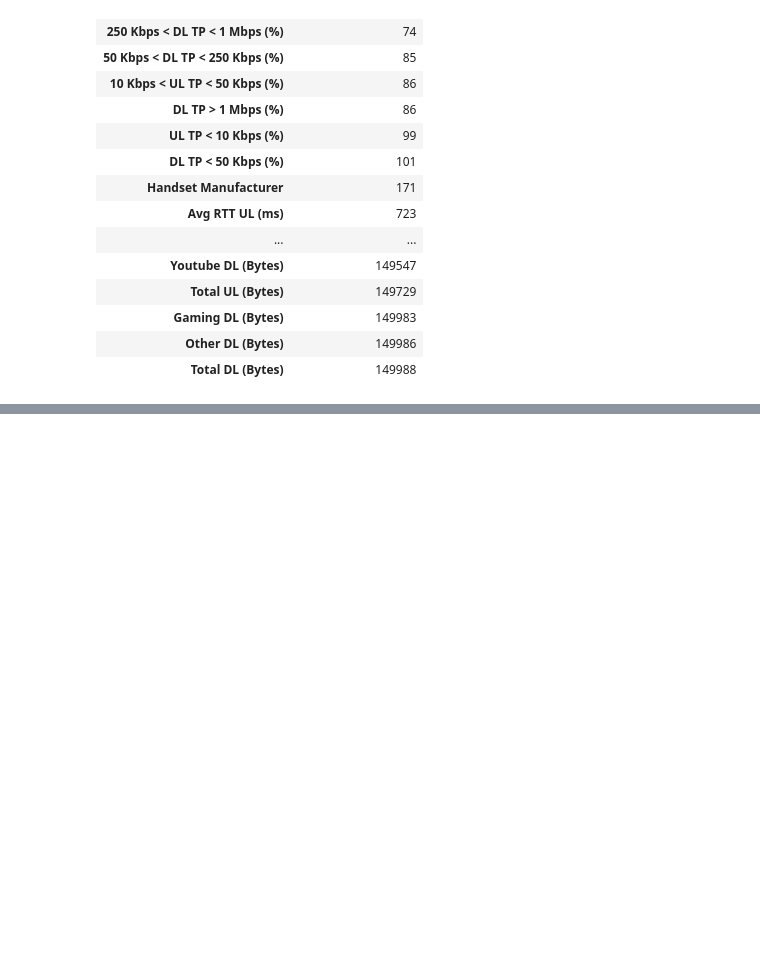
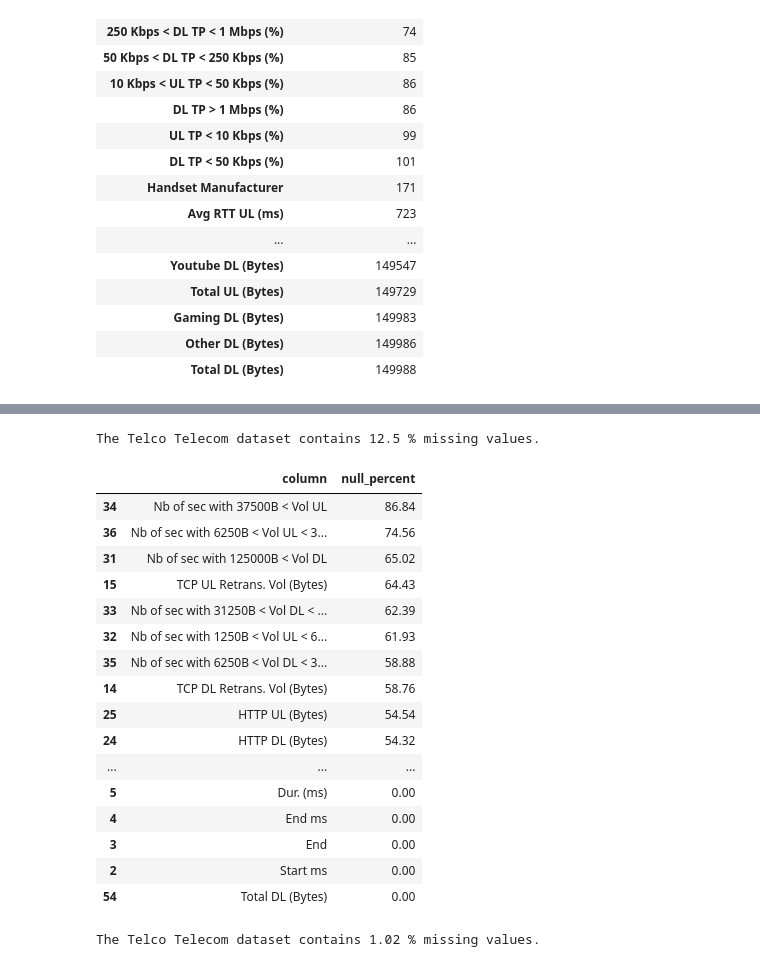
Before and after one commit to bereketkibru/User_Analytics_in_telecom, a Jupyter notebook: notebooks/dataPreProcessing.ipynb, the cells around one changed output, grey strips where cells are left out. Saved outputs shown, nothing was run; the diff lists cells and outputs as text; code cells hidden in the pictures; blank space fills up the shorter version.

```diff
--- a/notebooks/dataPreProcessing.ipynb
+++ b/notebooks/dataPreProcessing.ipynb
@@ -103,0 +131,5 @@ columns=['Unique Value Count']).sort_values(by='Unique Value Count', ascending=T
+# %%
+
+print("The Telco Telecom dataset contains", percent_missing(xDR_df), "%", "missing values.")
+# %% [output]
+The Telco Telecom dataset contains 12.5 % missing values.
@@ -103,0 +149,20 @@ columns=['Unique Value Count']).sort_values(by='Unique Value Count', ascending=T
+# %%
+null_percent_df.sort_values(by=['null_percent'], ascending = False)
+# %% [output]
+|  | column | null_percent |
+| 34 | Nb of sec with 37500B < Vol UL | 86.84 |
+| 36 | Nb of sec with 6250B < Vol UL < 3... | 74.56 |
+| 31 | Nb of sec with 125000B < Vol DL | 65.02 |
+| 15 | TCP UL Retrans. Vol (Bytes) | 64.43 |
+| 33 | Nb of sec with 31250B < Vol DL < ... | 62.39 |
+| 32 | Nb of sec with 1250B < Vol UL < 6... | 61.93 |
+| 35 | Nb of sec with 6250B < Vol DL < 3... | 58.88 |
+| 14 | TCP DL Retrans. Vol (Bytes) | 58.76 |
+| 25 | HTTP UL (Bytes) | 54.54 |
+| 24 | HTTP DL (Bytes) | 54.32 |
+| ... | ... | ... |
+| 5 | Dur. (ms) | 0.00 |
+| 4 | End ms | 0.00 |
+| 3 | End | 0.00 |
+| 2 | Start ms | 0.00 |
+| 54 | Total DL (Bytes) | 0.00 |
@@ -103,0 +183,4 @@ columns=['Unique Value Count']).sort_values(by='Unique Value Count', ascending=T
+# %%
+print("The Telco Telecom dataset contains", percent_missing(xDR_df), "%", "missing values.")
+# %% [output]
+The Telco Telecom dataset contains 1.02 % missing values.
```
Also changed, not shown: parts of 30 cells of this notebook.
